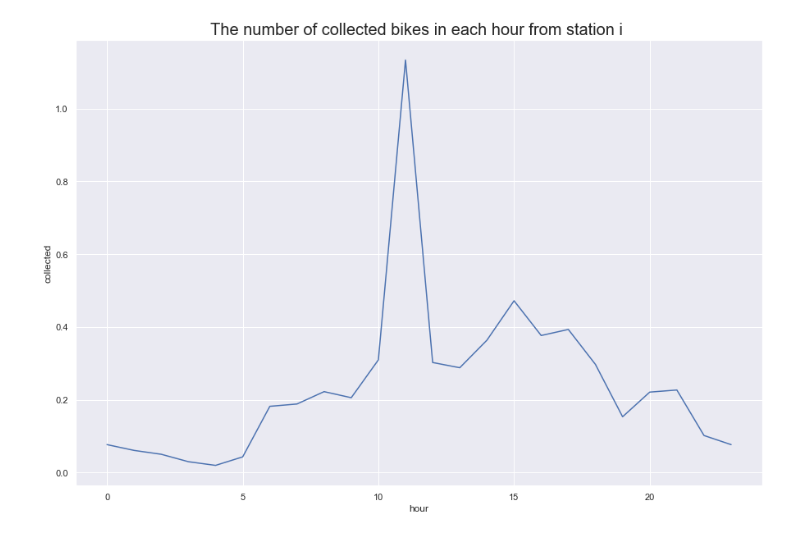
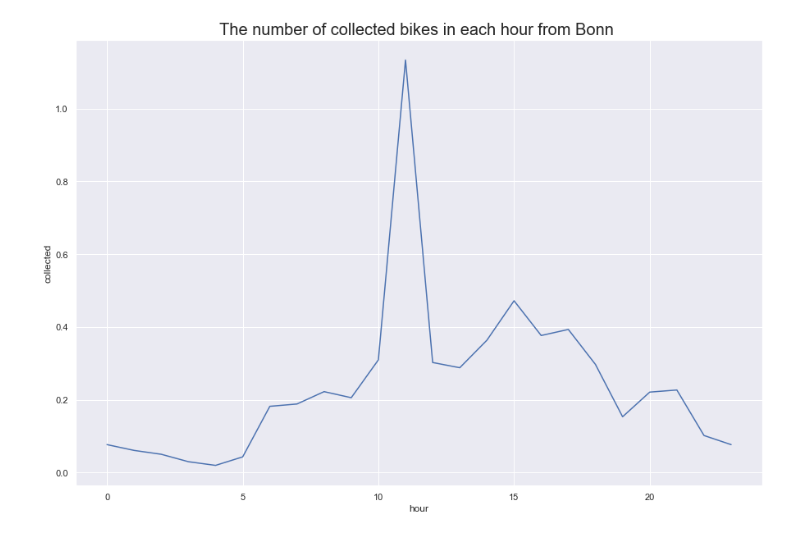
Before and after one commit to hadaszm/BDA, a Jupyter notebook: current_analysis.ipynb, the cells around one changed output. Cells and saved outputs as stored; diff of their text form; code cells hidden in the pictures.

```diff
--- a/current_analysis.ipynb
+++ b/current_analysis.ipynb
@@ -14,3 +14,35 @@ plt.rcParams['font.size'] = 18
 client = get_data_from_api.create_mong_client()
 db = client['bda']
 collection = db['bikes']
+# %%
+def return_data_for_city(cityname, city_uid):
+    r = db.bikes.aggregate([
+      {"$unwind":"$countries"},
+      {"$unwind":"$countries.cities"},
+      {"$match":
+       {"countries.cities.name": cityname,
+        "countries.cities.uid": city_uid}
+      },
+      {'$project':{'countries.cities.places':1,'countries.cities.uid':1,'countries.cities.name':1,
+      'countries.country_name':1,'timestamp':1}}
+
+    ])
+
+    dfs = [pd.DataFrame(transform_api_data.add_timestamp_to_dict(r_t)) for r_t in r]
+    df = pd.concat(dfs)
+    stations = df.uid.value_counts()[df.uid.value_counts()==len(dfs)].index
+    df = df.loc[df['uid'].isin(stations)]
+    df = transform_api_data.add_related_columns(df)
+
+    x = df.apply(transform_api_data.calculate_usage, axis=1, result_type='expand')
+    x.head()
+
+    agg_x = x.loc[(x.valid), :].groupby('timestamp_start').aggregate({'returned': 'sum', 'collected': 'sum'})
+
+    agg_x = agg_x.reset_index()
+    agg_x['hour'] = agg_x['timestamp_start'].apply(lambda x: x.hour)
+
+    agg_hour = agg_x.groupby('hour').agg({'collected':np.mean})
+    agg_hour = agg_hour.reset_index()
+
+    return agg_hour
@@ -84,9 +61,11 @@ agg_hour = agg_hour.reset_index()
+# %%
+agg_hour = return_data_for_city(cityname,city_uid)
 # %%
 plt.figure(figsize=(15, 10))
 sns.set_theme(style="darkgrid")
 g = sns.lineplot(data = agg_hour,x ='hour',y = 'collected',palette="tab10")
-g.axes.set_title(label = f"The number of collected bikes in each hour from station i ",
+g.axes.set_title(label = f"The number of collected bikes in each hour from Bonn ",
 fontsize = 20)
 plt.show()
 # %% [output]
-[figure, old version]
+[figure, new version]
```
Also changed, not shown: parts of 15 cells of this notebook, 1 other file.
